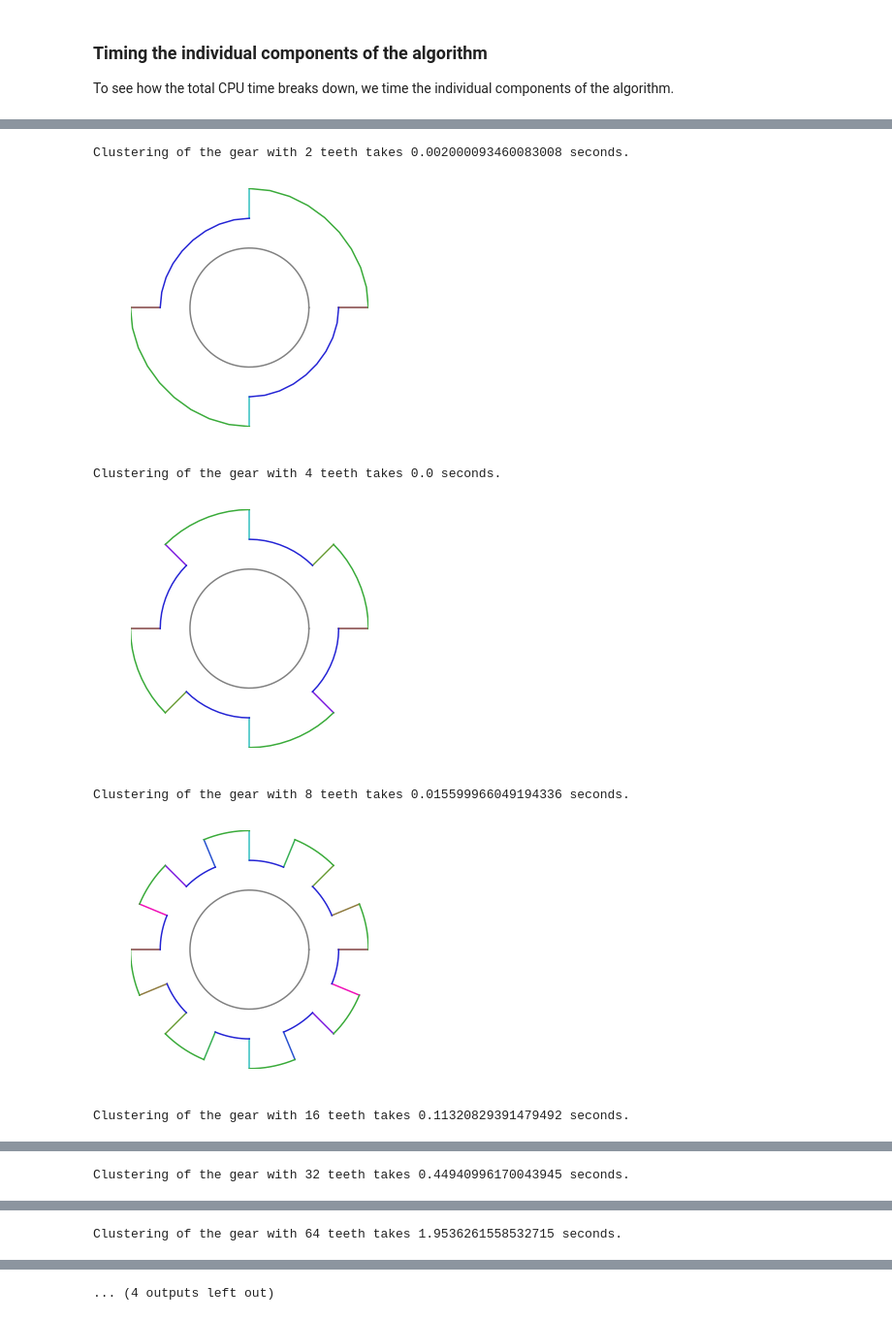
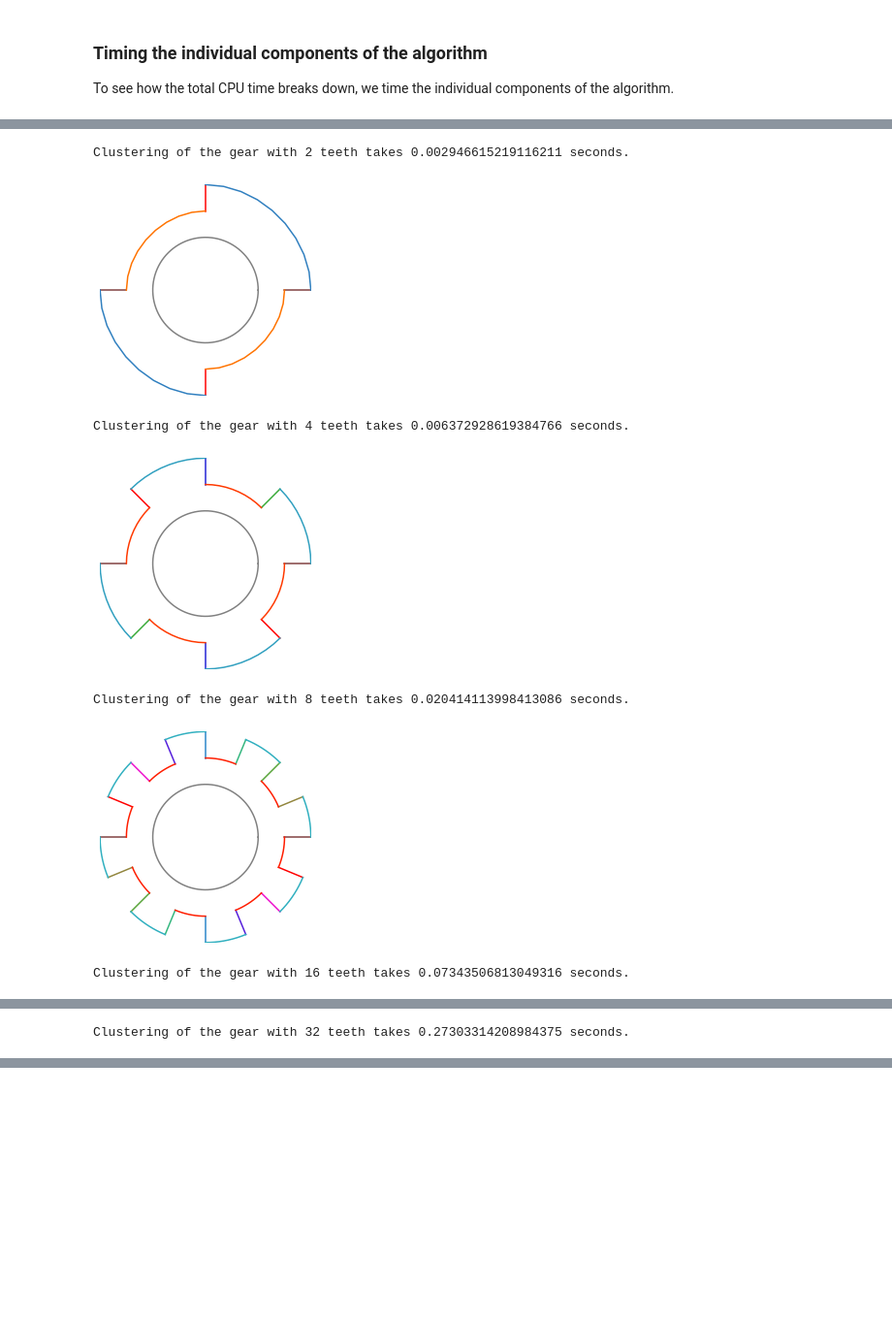
Before and after one commit to georgmuntingh/ImplicitClustering, a Jupyter notebook: Clustering.ipynb, the cells around one changed output, grey strips where cells are left out. Shown at 97% size. Saved outputs shown, nothing was run; the diff lists cells and outputs as text; code cells hidden in the pictures; blank space fills up the shorter version.

```diff
--- a/Clustering.ipynb
+++ b/Clustering.ipynb
@@ -469,11 +479,18 @@ def plot_clustered_gear(L_segments, L_segment_labels):
     for j in range(len(L_segments)):
         segments = L_segments[j]
         segment_labels = L_segment_labels[j]
+
+        for jj in range(len(segments)):
+            segment_labels[jj]=segment_labels[jj]+j*L_segment_labels[0][-1]
+
         clusters   = list(set(segment_labels))
         n_clusters = len(clusters)
 
         for i in range(segments.shape[0]):
-            col = mcolors.hsv_to_rgb((segment_labels[i]/n_clusters, 0.5 + 0.5*segment_labels[i]/n_clusters, 0.5 + 0.5*segment_labels[i]/n_clusters))
+            col = mcolors.hsv_to_rgb(((segment_labels[i]+j*0.3)/segment_labels[len(segment_labels)-1],
+                                      0.5 + 0.5*segment_labels[i]/segment_labels[len(segment_labels)-1],
+                                      0.5 + 0.5*segment_labels[i]/segment_labels[len(segment_labels)-1]))
+
             # Hack: Treat the case i = 0 separately, to have a better plot of the center circle.
             if j == 1 and i == 0:
                 segment = np.array(circle_entire(R1, 10*ns))
@@ -484,9 +501,6 @@ def plot_clustered_gear(L_segments, L_segment_labels):
     plt.axis('off')
     plt.axis('scaled')
     plt.axis([- R2, R2, - R2, R2])
-    plt.tight_layout()
-    plt.savefig(graphics_path + "Gear-clustered-"+str(T)+"-teeth.png")
-    plt.savefig(graphics_path + "Gear-clustered-"+str(T)+"-teeth.pdf")
     plt.show()
 
 plot_gear(T, R1, R2, R3, 10, Bezier = True)
@@ -545,44 +616,42 @@ We investigate the correctness and computational complexity of the algorithm, by
 # %%
 def apply_clustering(L_segments):
     L_SSV = []
     L_segment_labels_history = []
     Labeled_segments = []
     for d in range(1, d_max+1):
-        SSV, segment_labels_history = clustering_by_degree(L_segments[d-1], ns, d)
+        SSV, segment_labels_history, assembling_time, clustering_time = clustering_by_degree(L_segments[d-1], ns, d)
         L_SSV.append(SSV)
         increment_SSV = [SSV[0]]
         for i in range(1, len(SSV)):
             increment_SSV.append(SSV[i] / SSV[i-1])
-
         L_segment_labels_history.append(segment_labels_history)
         increment_SSV.index(max(increment_SSV))
         Labeled_segments.append(segment_labels_history[increment_SSV.index(max(increment_SSV))])
-
     return L_SSV, Labeled_segments
 
 
 L_timings = []
-for T in [2,4,8,16,32,64,128,256]:
+for T in [2,4,8,16,32]:
     L_segments = segments_ordered(T, R1, R2, R3, ns)
 
     # We time the clustering procedure, using the best out of 10 runs
     t1 = math.inf
-    for i in range(10):
+    for i in range(1):
         t0 = time.time()
         L_SSV, Labeled_segments = apply_clustering(L_segments)
         t1 = min(t1, time.time() - t0)
 
     L_timings.append( (T, t1) )
     print("Clustering of the gear with",T,"teeth takes",t1,"seconds.")
 
-    # Select the segment labels of the final step of the clustering algorithm
-    L_segment_labels = [list(np.array(segment_labels)[-1,:]) for segment_labels in Labeled_segments[:]]
+    #Select the segment labels of the final step of the clustering algorithm
+    L_segment_labels = [Labeled_segments[0].tolist()[0], Labeled_segments[1].tolist()[0]]
     plot_clustered_gear(L_segments, L_segment_labels)
 # %% [output]
-Clustering of the gear with 2 teeth takes 0.002000093460083008 seconds.
+Clustering of the gear with 2 teeth takes 0.002946615219116211 seconds.
-[figure, old version]
+[figure, new version]
-Clustering of the gear with 4 teeth takes 0.0 seconds.
+Clustering of the gear with 4 teeth takes 0.006372928619384766 seconds.
-[figure, old version]
+[figure, new version]
-Clustering of the gear with 8 teeth takes 0.015599966049194336 seconds.
+Clustering of the gear with 8 teeth takes 0.020414113998413086 seconds.
-[figure, old version]
+[figure, new version]
-Clustering of the gear with 16 teeth takes 0.11320829391479492 seconds.
+Clustering of the gear with 16 teeth takes 0.07343506813049316 seconds.
@@ -590 +659 @@ Clustering of the gear with 16 teeth takes 0.11320829391479492 seconds.
-Clustering of the gear with 32 teeth takes 0.44940996170043945 seconds.
+Clustering of the gear with 32 teeth takes 0.27303314208984375 seconds.
@@ -592 +660,0 @@ Clustering of the gear with 32 teeth takes 0.44940996170043945 seconds.
-Clustering of the gear with 64 teeth takes 1.9536261558532715 seconds.
@@ -594 +660,0 @@ Clustering of the gear with 64 teeth takes 1.9536261558532715 seconds.
-... (4 outputs left out)
```
Also changed, not shown: parts of 13 cells of this notebook.
